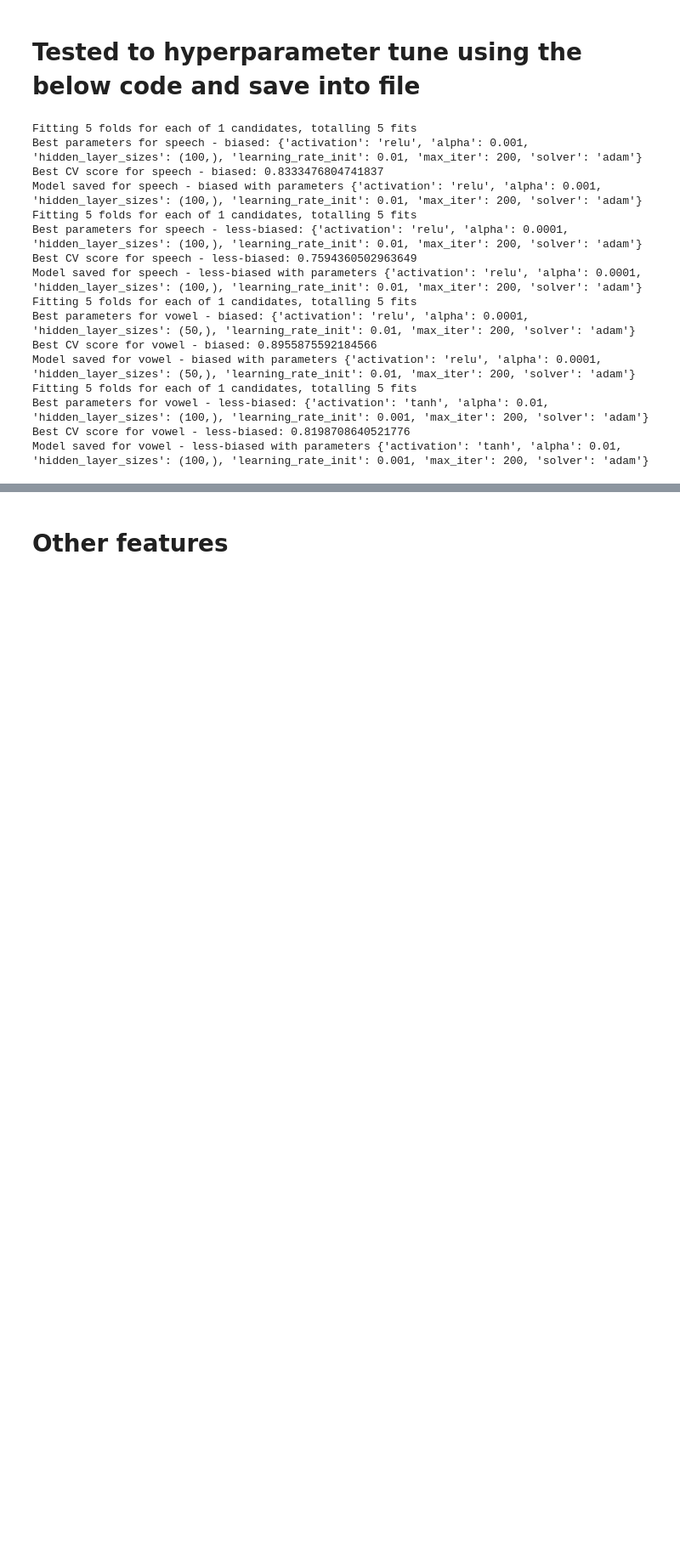
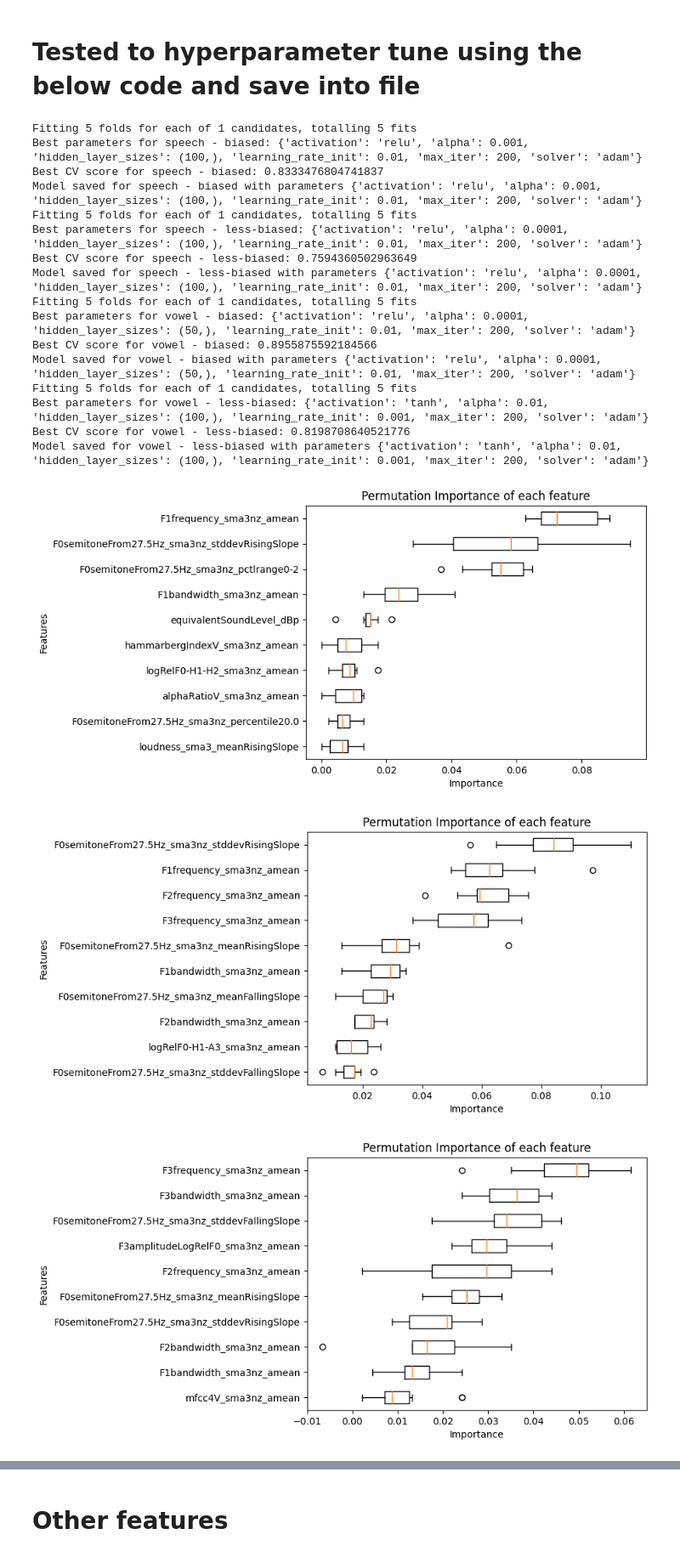
Before and after one commit to karlychann/neuro140, a Jupyter notebook: uvfp_testmlp_project.ipynb, the cells around one changed output, grey strips where cells are left out. Shown: that part at 85% size. Drawn from its saved outputs; the diff is of its cells as text; code cells hidden in the pictures; blank space fills up the shorter version.

Commit message:
permutation feature importance for mlp

```diff
--- a/uvfp_testmlp_project.ipynb
+++ b/uvfp_testmlp_project.ipynb
@@ -272,8 +274,6 @@ from sklearn.model_selection import cross_val_score, StratifiedKFold
 from sklearn.metrics import roc_auc_score
 import pandas as pd
 import pickle
-
-random_seed = 19
 
 # Assume df_voiced, all_features, uncorrelated_features, and output_dir are defined elsewhere
 
@@ -290,10 +290,10 @@ for task in ['speech', 'vowel']:
         y = df['target'].values
 
         # Define the model
-        model = MLPClassifier(random_state=random_seed)
+        model = MLPClassifier()
 
         # Initialize StratifiedKFold to maintain the target distribution within each fold
-        cv = StratifiedKFold(n_splits=5, shuffle=True, random_state=random_seed)
+        cv = StratifiedKFold(n_splits=5)
 
         # Perform 5-fold cross-validation and compute the ROC AUC score for each fold
         # Note: It's important to use a metric suitable for your problem, here we assume binary classification
@@ -343,7 +343,7 @@ import pickle
 # Define a random seed for reproducibility
 random_seed = 19
 
-# Hyperparameter grid
+# Hyperparameter grid for MLP
 
 new_param_grids = {
     ('speech', 'biased') : {
@@ -409,7 +409,7 @@ for task in ['speech', 'vowel']:
         print(f'Best CV score for {task} - {model_name}:', grid_search.best_score_)
 
         # Save the trained model
-        output_path = f'{output_dir}{task}_{model_name}_{training_model_name}.pkl'
+        output_path = f'{output_dir}{task}_{model_name}_{training_model_name}_hypertuned2.pkl'
         with open(output_path, 'wb') as f:
             pickle.dump(best_model, f)
 
@@ -431,3 +431,47 @@ Fitting 5 folds for each of 1 candidates, totalling 5 fits
 Best parameters for vowel - less-biased: {'activation': 'tanh', 'alpha': 0.01, 'hidden_layer_sizes': (100,), 'learning_rate_init': 0.001, 'max_iter': 200, 'solver': 'adam'}
 Best CV score for vowel - less-biased: 0.8198708640521776
 Model saved for vowel - less-biased with parameters {'activation': 'tanh', 'alpha': 0.01, 'hidden_layer_sizes': (100,), 'learning_rate_init': 0.001, 'max_iter': 200, 'solver': 'adam'}
+# %%
+# Permutation feature importance
+
+training_model_name = 'mlp'
+
+from sklearn.ensemble import RandomForestClassifier
+from sklearn.model_selection import StratifiedKFold, GridSearchCV
+import pandas as pd
+import pickle
+from sklearn.inspection import permutation_importance
+import matplotlib.pyplot as plt
+
+for task in ['speech', 'vowel']:
+    df = pd.read_csv(f'https://github.com/danielmlow/vfp/raw/main/data/input/features/egemaps_vector_{task}_cpp.csv', index_col=0)
+    if task == 'speech':
+        df = pd.concat([df, df_voiced])  # Assuming df_voiced is defined elsewhere
+
+    for feature_set, model_name in zip([all_features, uncorrelated_features],  # Assuming these are defined
+                                       ['biased', 'less-biased']):
+        X = df[feature_set].values
+        y = df['target'].values
+
+        # Load the trained model
+        output_path = f'{output_dir}{task}_{model_name}_{training_model_name}_hypertuned2.pkl'  # Assuming output_dir is defined
+        with open(output_path, 'rb') as f:
+            best_model = pickle.load(f)
+
+        result = permutation_importance(best_model, X, y, n_repeats=10, random_state=42, n_jobs=-1)
+
+        sorted_idx = result.importances_mean.argsort()
+        sorted_results = result.importances[sorted_idx]
+        sorted_results = sorted_results[-10:]
+
+        fig, ax = plt.subplots()
+        ax.boxplot(sorted_results.T,
+                  vert=False, labels=np.array(feature_set)[sorted_idx][-10:])
+        ax.set_title("Permutation Importance of each feature")
+        ax.set_ylabel("Features")
+        ax.set_xlabel("Importance")
+        plt.show()
+# %% [output]
+[figure, added]
+[figure, added]
+[figure, added]
```
Also changed, not shown: parts of 4 cells of this notebook.
